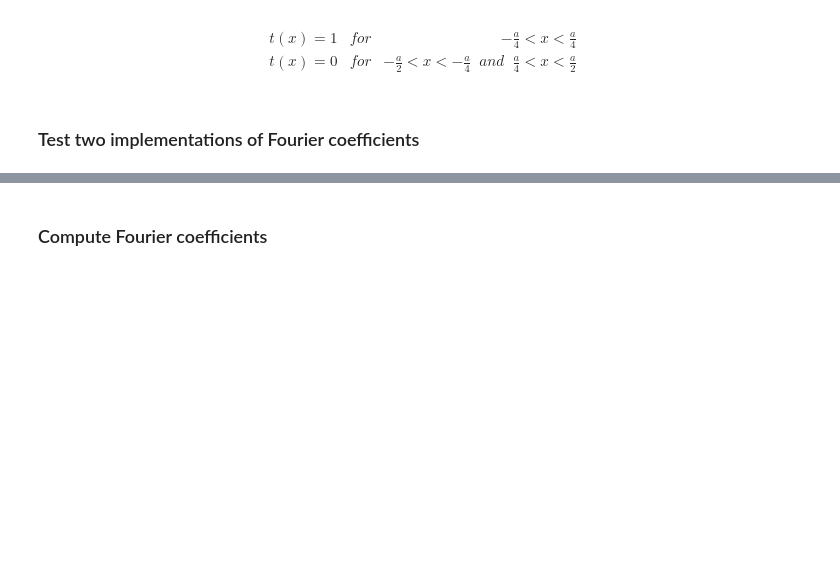
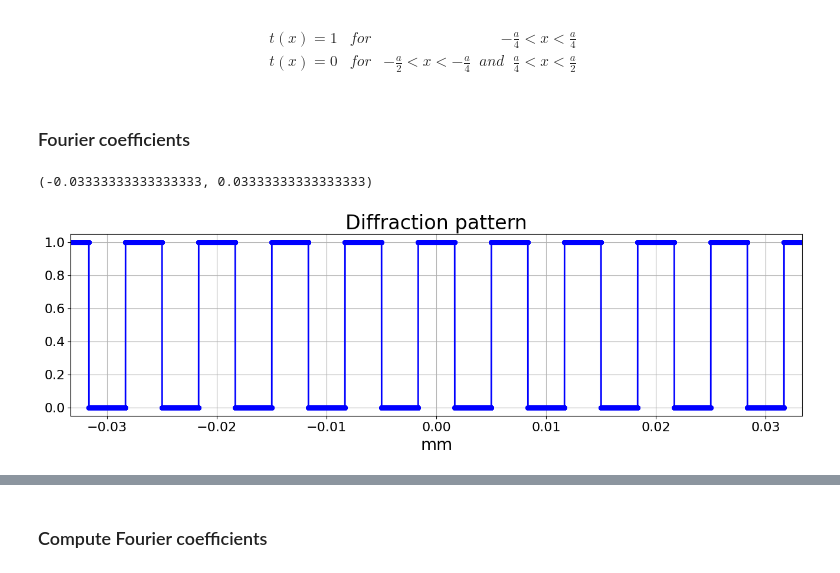
Before and after one commit to sylvielsstfr/AuxtelPSFpoppy, a Jupyter notebook: docs/notebooks/introdiffraction/01_FFT1D_ronchiamplitudepattern.ipynb, the cells around one changed output, grey strips where cells are left out. Cells and saved outputs as stored; diff of their text form; code cells hidden in the pictures; blank space fills up the shorter version.

```diff
--- a/docs/notebooks/introdiffraction/01_FFT1D_ronchiamplitudepattern.ipynb
+++ b/docs/notebooks/introdiffraction/01_FFT1D_ronchiamplitudepattern.ipynb
@@ -642,4 +648,4 @@ t(x) = 0 & for  & -\frac{a}{2}< x<-\frac{a}{4} \;\; and \;\; \frac{a}{4}<x<\frac
 \end{array}
 $$
 # %% [markdown]
-### Test two implementations of Fourier coefficients
+### Fourier coefficients
@@ -657,0 +652,2 @@ def integrand_cn_v2(x, n):
+# %%
+xrange = np.linspace(-5*a,5*a,50000)
@@ -657,0 +661,11 @@ def integrand_cn_v2(x, n):
+# %%
+fig,ax = plt.subplots(1,1,figsize=(16,4))
+yrange = set_ronchi_transmission_debug(xrange,opticalelement_nblines_permm=Neff)
+ax.plot(xrange,yrange,'.-b')
+ax.grid()
+ax.set_title(f"Diffraction pattern")
+ax.set_xlabel("mm")
+ax.set_xlim(-5*a,5*a)
+# %% [output]
+(-0.03333333333333333, 0.03333333333333333)
+[figure, added]
```
Also changed, not shown: parts of 34 cells of this notebook, 2 other files.
